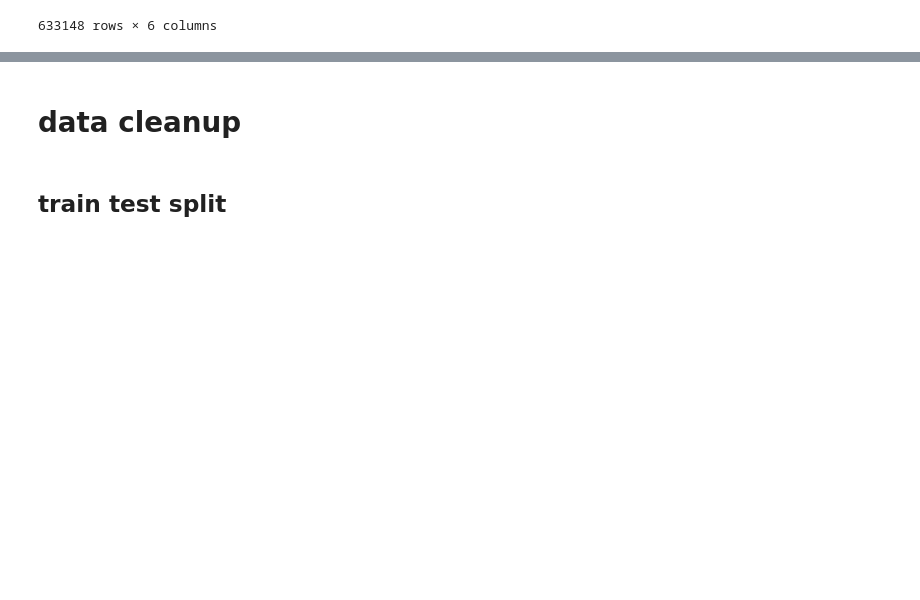
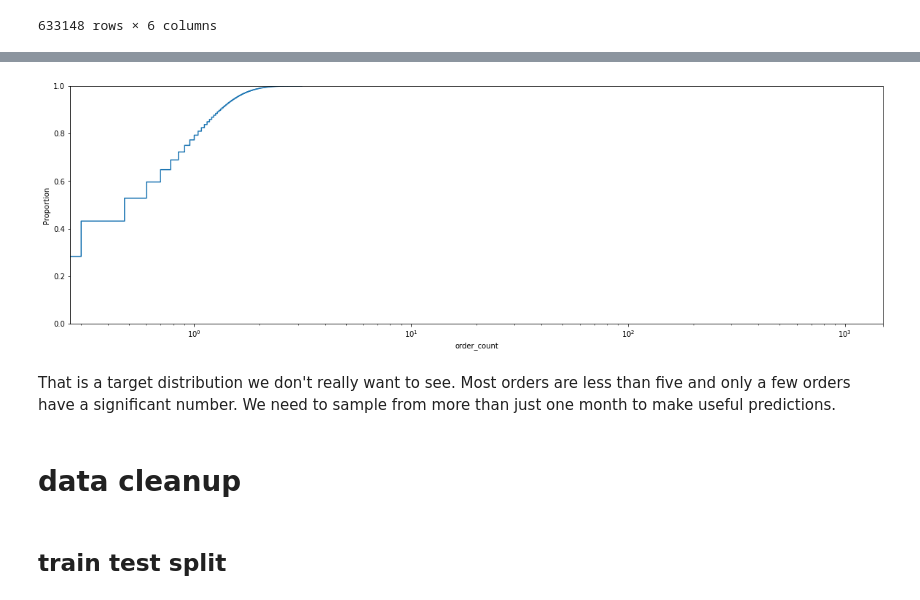
Before and after one commit to cb-314/vendor_challenge, a Jupyter notebook: vendor_challenge.ipynb, the cells around one changed output, grey strips where cells are left out. Saved outputs shown, nothing was run; the diff lists cells and outputs as text; code cells hidden in the pictures; blank space fills up the shorter version.

```diff
--- a/vendor_challenge.ipynb
+++ b/vendor_challenge.ipynb
@@ -46,3 +71,18 @@ products_raw_df
+# %%
+# plot the order count ecdf
+fig, ax = plt.subplots(1, 1, figsize = (20, 6))
+sns.ecdfplot(
+    data=products_df,
+    x="order_count",
+    ax=ax,
+    log_scale=True
+)
+ax.set_xticks([1, 10, 100, 1000, 1500])
+plt.show()
+# %% [output]
+[figure, added]
+# %% [markdown]
+That is a target distribution we don't really want to see. Most orders are less than five and only a few orders have a significant number. We need to sample from more than just one month to make useful predictions.
 # %% [markdown]
 # data cleanup
 # %% [markdown]
```
Also changed, not shown: parts of 36 cells of this notebook.
